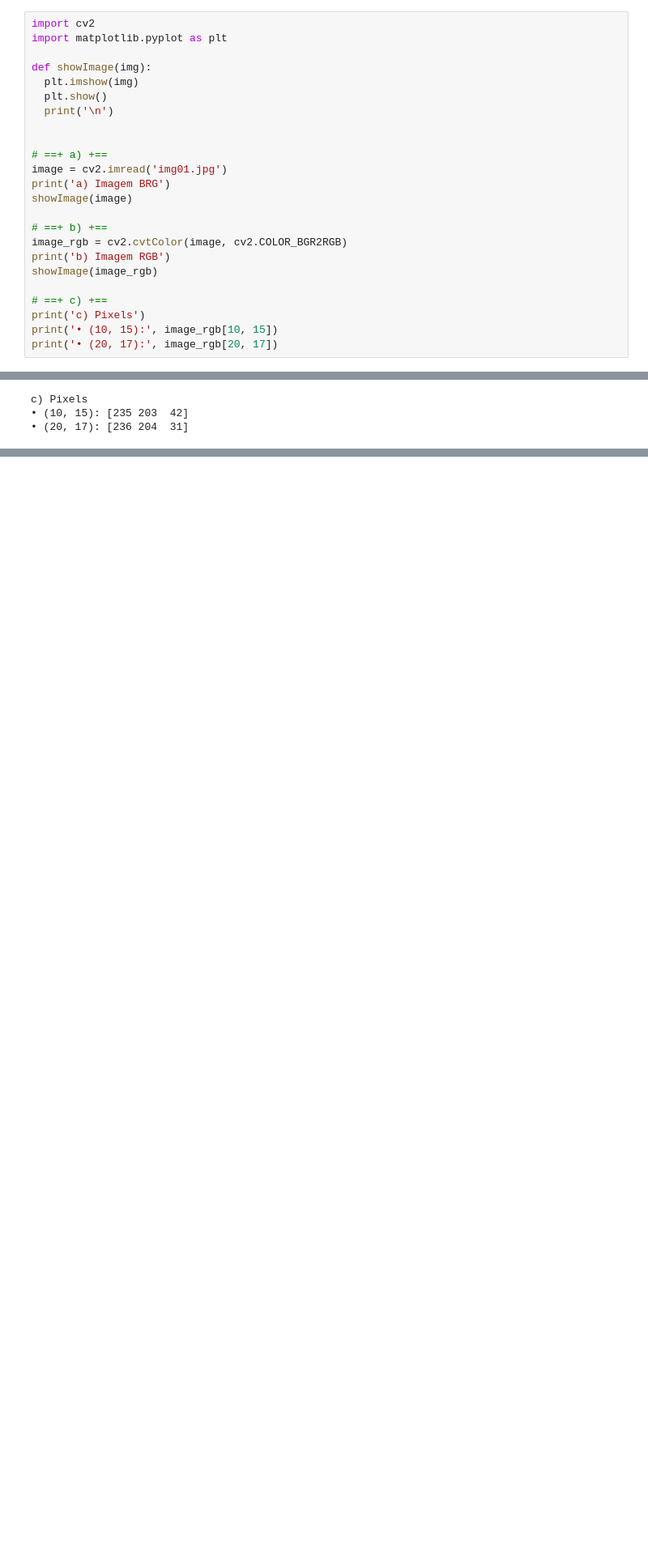
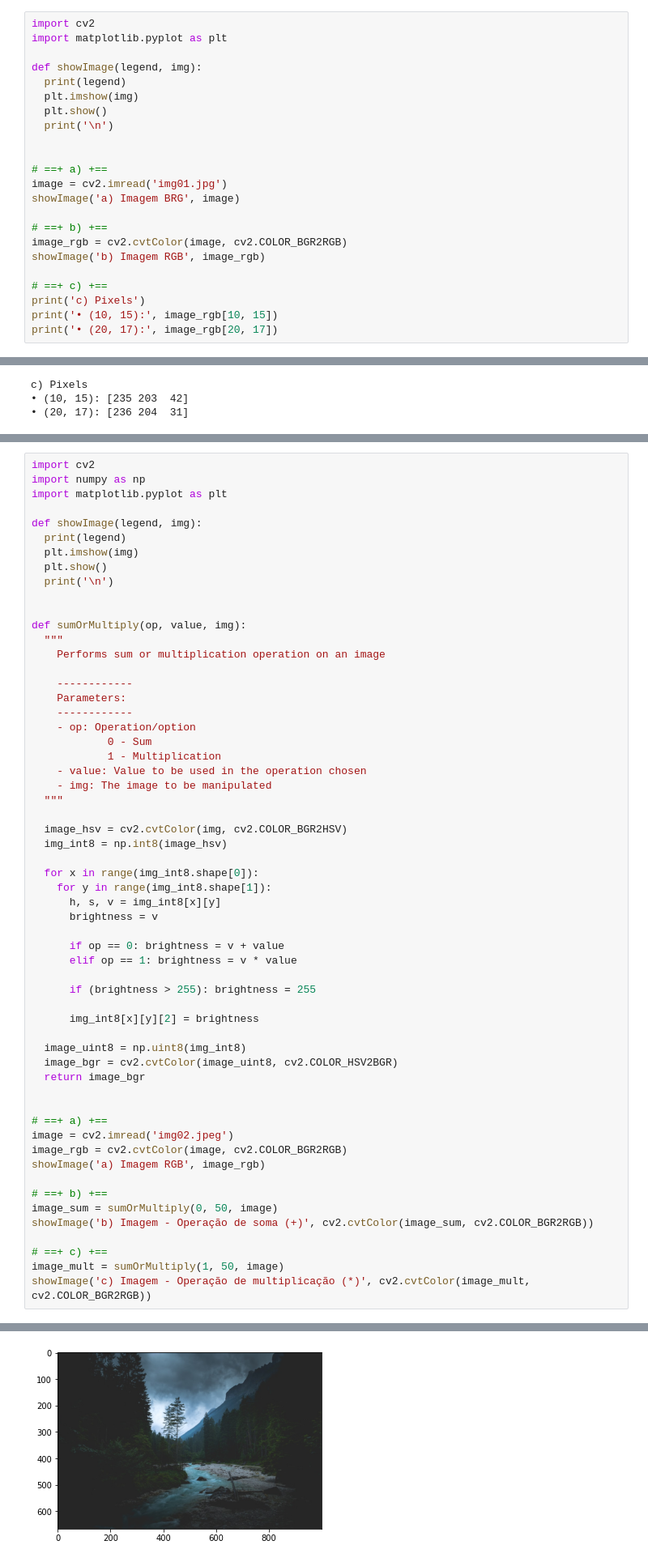
Before and after one commit to letvigna/image-processing-class, a Jupyter notebook: ac1/exerciciosPraticos.ipynb, the cells around one changed output, grey strips where cells are left out. Shown: that part at 81% size. Saved outputs shown, nothing was run; the diff lists cells and outputs as text; blank space fills up the shorter version.

```diff
--- a/ac1/exerciciosPraticos.ipynb
+++ b/ac1/exerciciosPraticos.ipynb
@@ -97,7 +97,8 @@ for i, image in enumerate(data):
 import cv2
 import matplotlib.pyplot as plt
 
-def showImage(img):
+def showImage(legend, img):
+  print(legend)
   plt.imshow(img)
   plt.show()
   print('\n')
@@ -105,13 +106,11 @@ def showImage(img):
 
 # ==+ a) +==
 image = cv2.imread('img01.jpg')
-print('a) Imagem BRG')
-showImage(image)
+showImage('a) Imagem BRG', image)
 
 # ==+ b) +==
 image_rgb = cv2.cvtColor(image, cv2.COLOR_BGR2RGB)
-print('b) Imagem RGB')
-showImage(image_rgb)
+showImage('b) Imagem RGB', image_rgb)
 
 # ==+ c) +==
 print('c) Pixels')
@@ -142,0 +140,59 @@ c) Pixels
+# %%
+import cv2
+import numpy as np
+import matplotlib.pyplot as plt
+
+def showImage(legend, img):
+  print(legend)
+  plt.imshow(img)
+  plt.show()
+  print('\n')
+
+
+def sumOrMultiply(op, value, img):
+  """
+    Performs sum or multiplication operation on an image
+
+    ------------
+    Parameters:
+    ------------
+    - op: Operation/option
+            0 - Sum
+            1 - Multiplication
+    - value: Value to be used in the operation chosen
+    - img: The image to be manipulated
+  """
+
+  image_hsv = cv2.cvtColor(img, cv2.COLOR_BGR2HSV)
+  img_int8 = np.int8(image_hsv)
+
+  for x in range(img_int8.shape[0]):
+    for y in range(img_int8.shape[1]):
+      h, s, v = img_int8[x][y]
+      brightness = v
+
+      if op == 0: brightness = v + value
+      elif op == 1: brightness = v * value
+
+      if (brightness > 255): brightness = 255
+
+      img_int8[x][y][2] = brightness
+
+  image_uint8 = np.uint8(img_int8)
+  image_bgr = cv2.cvtColor(image_uint8, cv2.COLOR_HSV2BGR)
+  return image_bgr
+
+
+# ==+ a) +==
+image = cv2.imread('img02.jpeg')
+image_rgb = cv2.cvtColor(image, cv2.COLOR_BGR2RGB)
+showImage('a) Imagem RGB', image_rgb)
+
+# ==+ b) +==
+image_sum = sumOrMultiply(0, 50, image)
+showImage('b) Imagem - Operação de soma (+)', cv2.cvtColor(image_sum, cv2.COLOR_BGR2RGB))
+
+# ==+ c) +==
+image_mult = sumOrMultiply(1, 50, image)
+showImage('c) Imagem - Operação de multiplicação (*)', cv2.cvtColor(image_mult, cv2.COLOR_BGR2RGB))
+# %% [output]
@@ -142,0 +200 @@ c) Pixels
+[figure, added]
```
Also changed, not shown: parts of 2 cells of this notebook.
